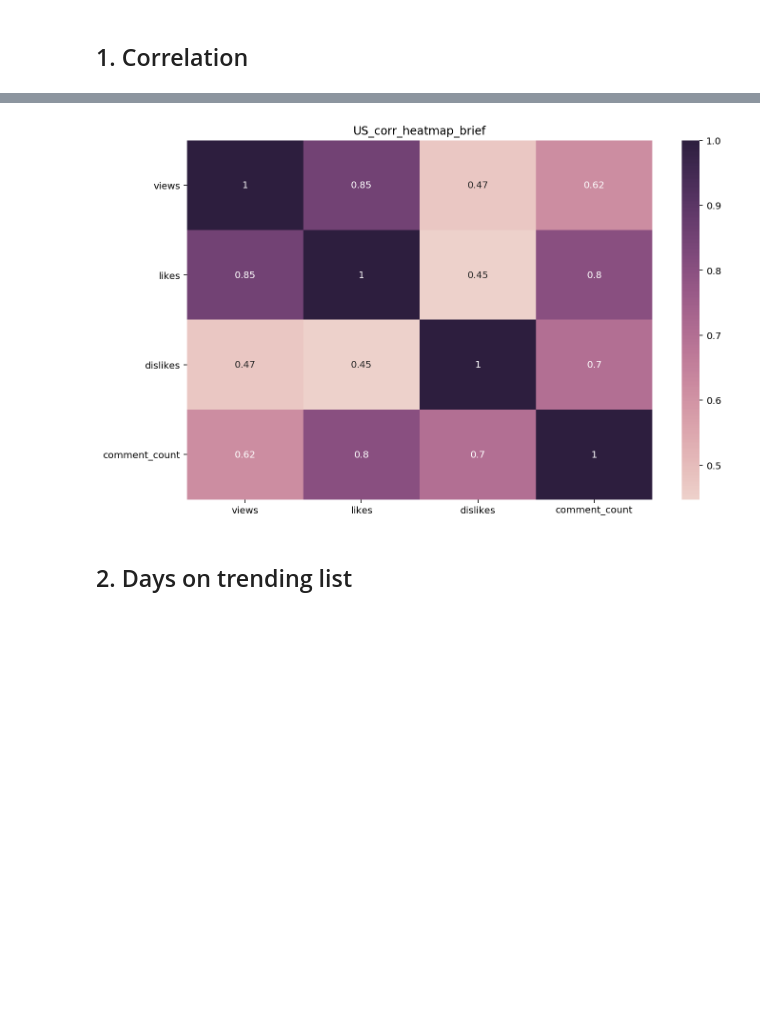
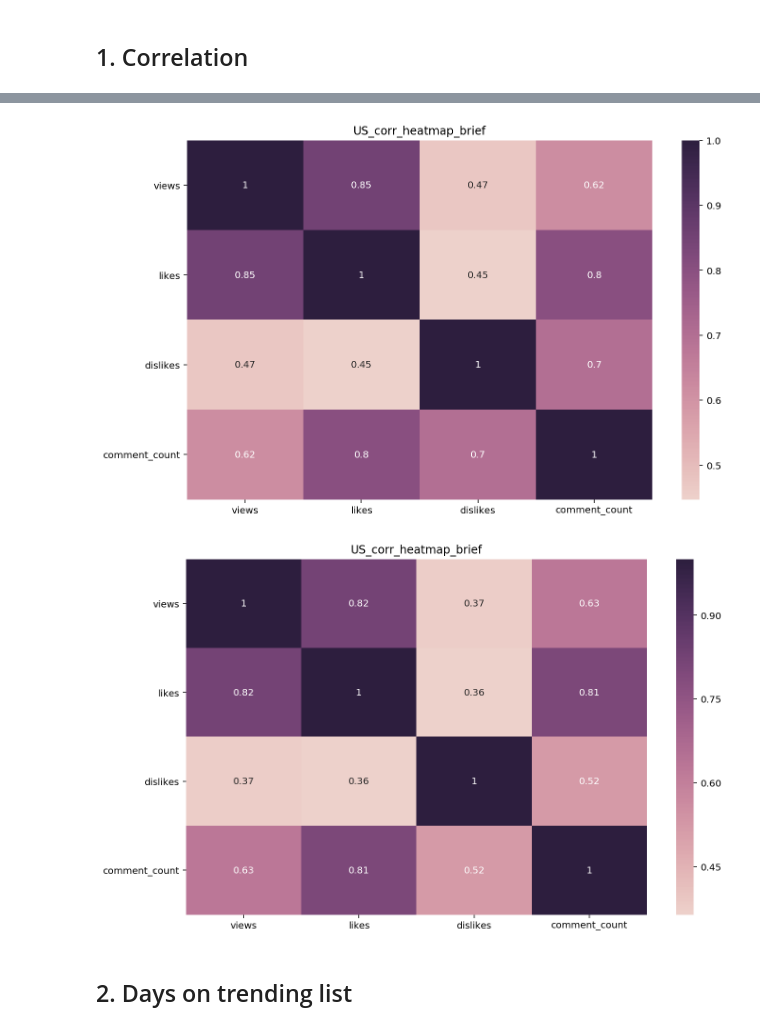
Before and after one commit to danielyou0230/YouTube-Trending-Videos-Analysis-Team-19-FA19, a Jupyter notebook: main.ipynb, the cells around one changed output, grey strips where cells are left out. Cells and saved outputs as stored; diff of their text form; code cells hidden in the pictures; blank space fills up the shorter version.

```diff
--- a/main.ipynb
+++ b/main.ipynb
@@ -33,7 +45,9 @@ visualize.plot_correlation(past_df, "US", xrot=20)
 # %%
 visualize.plot_correlation(past_df, "US", brief=brief)
+visualize.plot_correlation(curr_df, "US", brief=brief)
 # %% [output]
 [figure]
+[figure, added]
 # %% [markdown]
 ## 2. Days on trending list
 # %%
```
Also changed, not shown: parts of 7 cells of this notebook.
